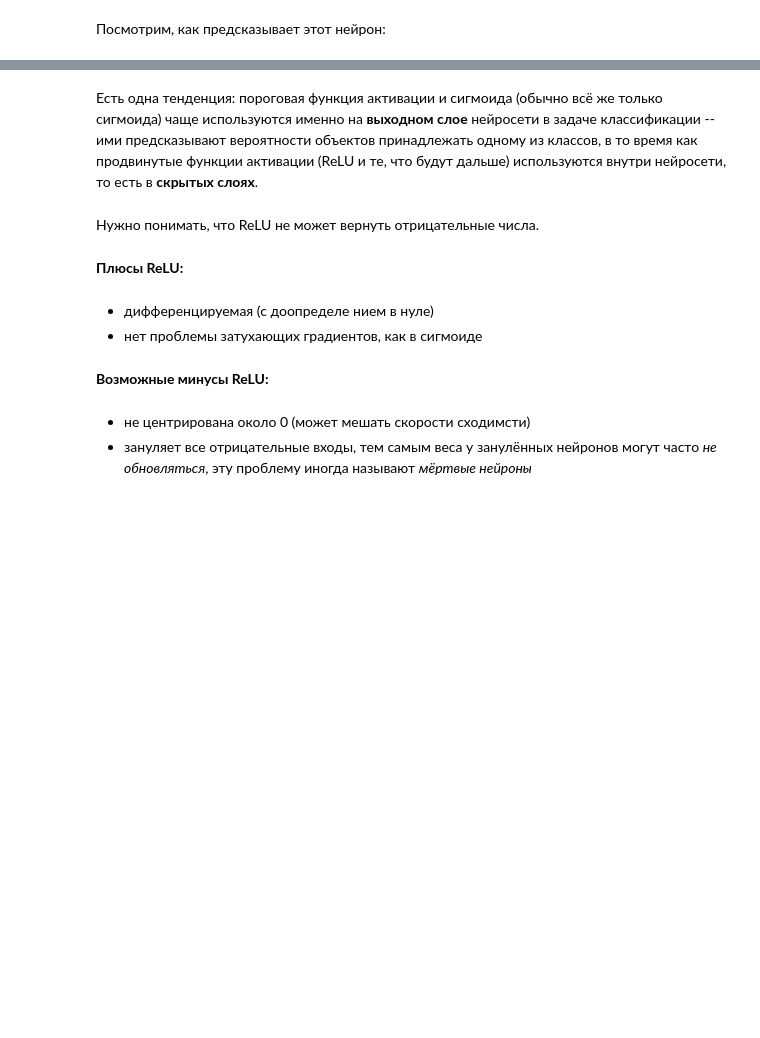
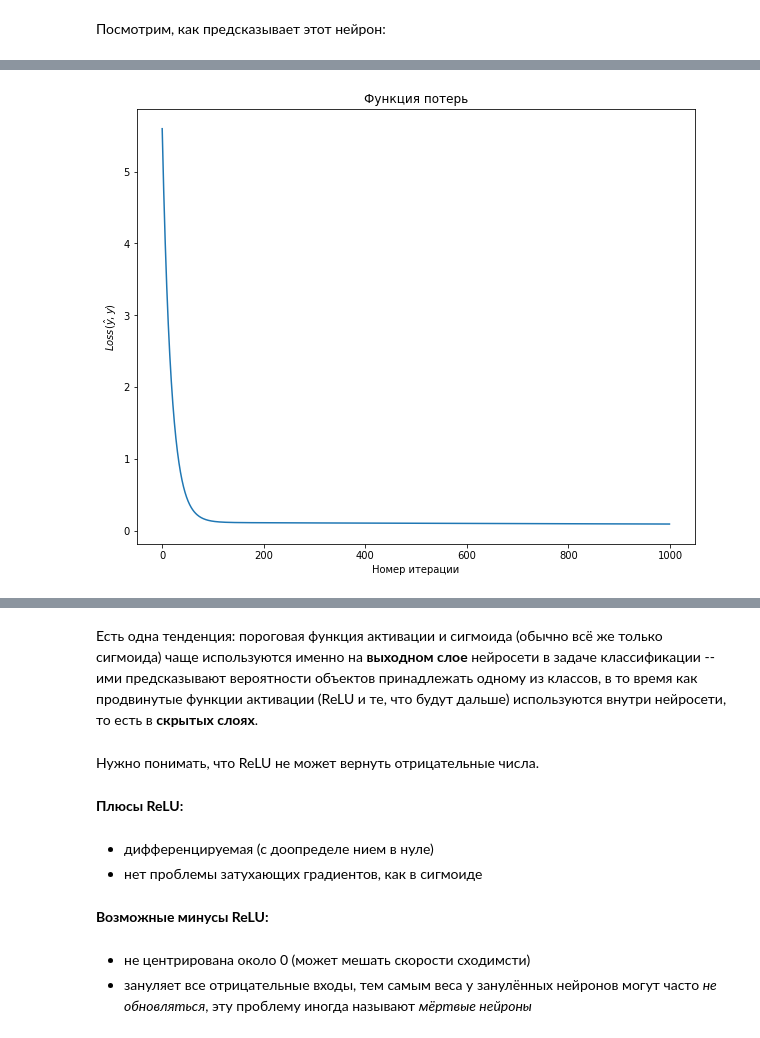
Before and after one commit to I-SER-I/I-SER-I-ITMO-ML-5-sem, a Jupyter notebook: Lab6(2).ipynb, the cells around one changed output, grey strips where cells are left out. Cells and saved outputs as stored; diff of their text form; code cells hidden in the pictures; blank space fills up the shorter version.

```diff
--- a/Lab6(2).ipynb
+++ b/Lab6(2).ipynb
@@ -24,7 +26,7 @@ $$
 
 Здесь $w \cdot X_i$ - скалярное произведение, а $\hat{y_i} = \sigma(w \cdot X_i) =\frac{1}{1+e^{-w \cdot X_i}} $ - сигмоида ($i$ -- номер объекта в выборке).
 # %%
-def Loss(y_pred, y):
+def loss(y_pred, y):
     y_pred = y_pred.reshape(-1, 1)
     y = np.array(y).reshape(-1, 1)
     return 0.5 * np.mean((y_pred - y) ** 2)
@@ -110,7 +148,7 @@ class NeuronReLU:
 
 
     def activate(self, x):
-        <Ваш код здесь>
+        return relu(x)
 
 
     def forward_pass(self, X):
@@ -120,8 +158,7 @@ class NeuronReLU:
         :return: вектор размера (n, 1) из нулей и единиц с ответами нейрона
         """
         n = X.shape[0]
-        y_pred = np.zeros((n, 1))  # y_pred == y_predicted - предсказанные классы
-        <Ваш код здесь>
+        return self.activate(X @ self.w.reshape(X.shape[1], 1) + self.b)
 
 
     def backward_pass(self, X, y, y_pred, learning_rate=0.005):
@@ -135,7 +172,15 @@ class NeuronReLU:
         """
         n = len(y)
         y = np.array(y).reshape(-1, 1)
-        <Ваш код здесь>
+        raw_w = np.zeros((X.shape[1], 1))
+        raw_b = 0
+        for i in range(len(X)):
+            if y_pred[i] > 0:
+                raw_w += X[i].reshape(1, -1).T @ (y_pred[i].reshape(1, 1) - y[i].reshape(1, 1))
+                raw_b += y_pred[i][0] - y[i][0]
+        self.w -= learning_rate * raw_w / n
+        self.b -= learning_rate * raw_b / n
+
 
 
     def fit(self, X, y, num_epochs=300):
@@ -146,14 +191,20 @@ class NeuronReLU:
                 num_epochs -- количество итераций обучения
         :return: losses -- вектор значений функции потерь
         """
-        self.w = np.zeros((X.shape[1], 1))  # столбец (m, 1)
-        self.b = 0  # смещение (число)
-        Loss_values = []  # значения функции потерь на различных итерациях обновления весов
+        #self.w = np.zeros((X.shape[1], 1))  # столбец (m, 1)
+        #self.b = 0  # смещение
+
+        loss_values = []  # значения функции потерь на различных итерациях обновления весов
 
         for i in range(num_epochs):
-            <Ваш код здесь>
+            # предсказания с текущими весами
+            y_pred = self.forward_pass(X)
+            # считаем функцию потерь с текущими весами
+            loss_values.append(loss(y_pred, y))
+            # обновляем веса по формуле градиентного спуска
+            self.backward_pass(X, y, y_pred)
 
-        return Loss_values
+        return loss_values
 # %% [markdown]
 <h3 style="text-align: center;"><b>Тестирование нейрона с ReLU</b></h3>
 # %% [markdown]
@@ -208,0 +289,5 @@ plt.show();
+# %%
+%%time
+
+neuron = NeuronReLU(w=np.random.rand(X_voice_train.shape[1], 1), b=np.random.rand(1)[0])
+loss_values = neuron.fit(X_voice_train.values, y_voice_train.values.reshape(-1, 1), num_epochs=1_000) #10_000 слишком много
@@ -208,0 +297,9 @@ plt.show();
+# %%
+plt.figure(figsize=(10, 8))
+plt.title("Функция потерь")
+plt.xlabel("Номер итерации")
+plt.ylabel("$Loss(\hat{y}, y)$")
+plt.plot(loss_values)
+plt.show()
+# %% [output]
+[figure, added]
```
Also changed, not shown: parts of 39 cells of this notebook.
